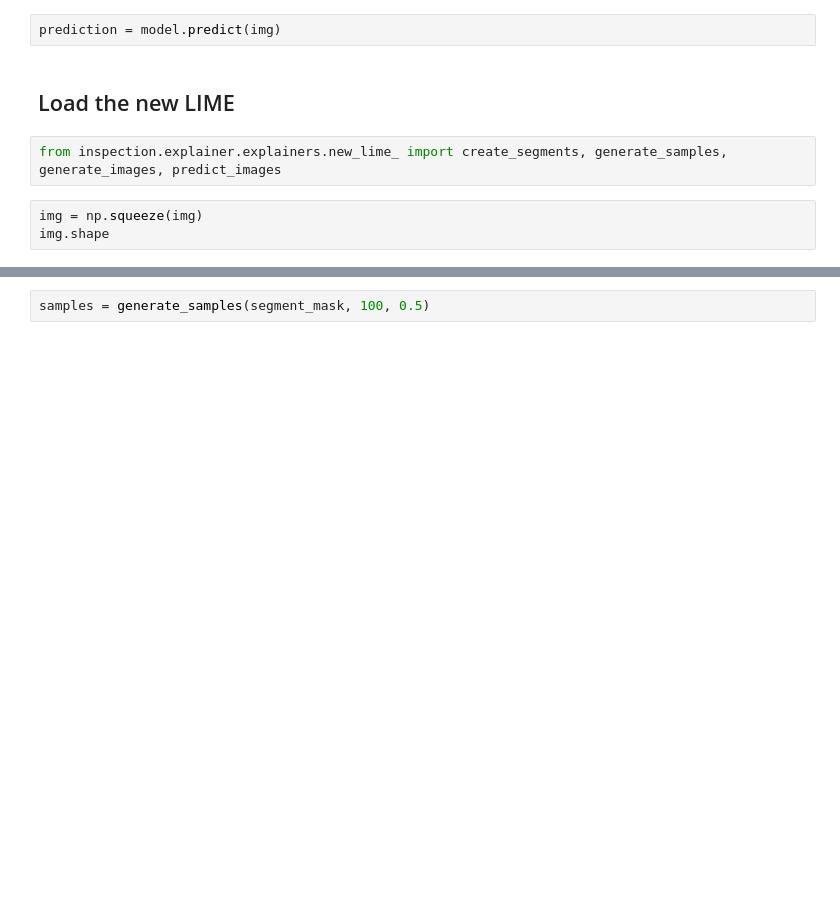
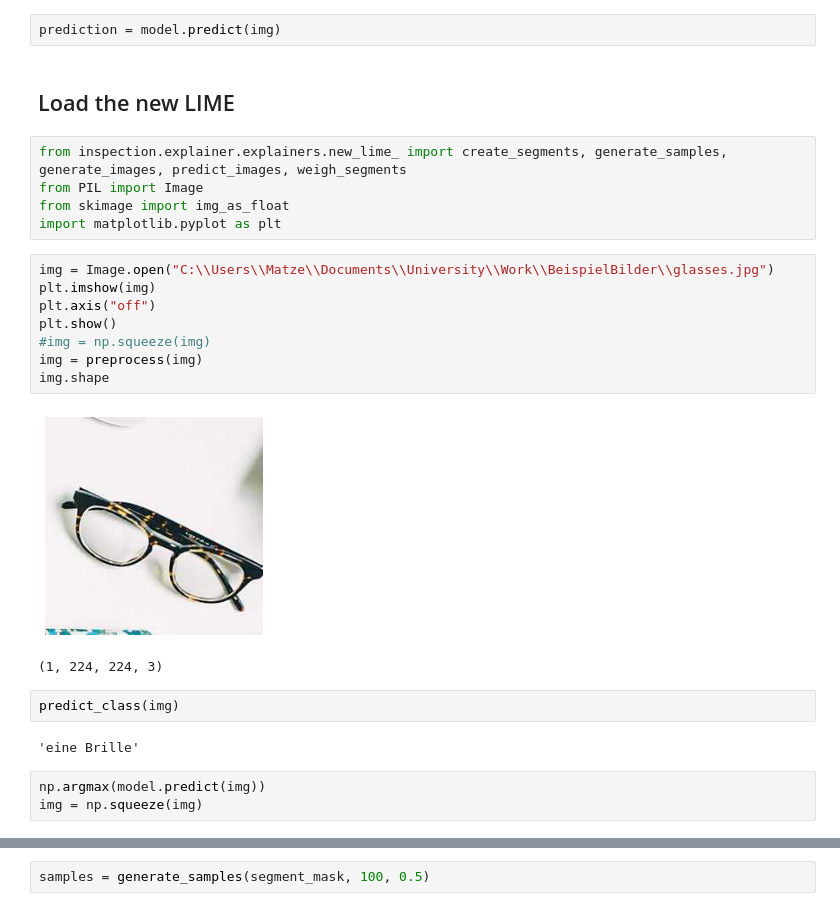
Before and after one commit to XAI-Demonstrator/xai-demonstrator, a Jupyter notebook: visual-inspection/explainers/explore_new_lime.ipynb, the cells around one changed output, grey strips where cells are left out. Saved outputs shown, nothing was run; the diff lists cells and outputs as text; blank space fills up the shorter version.

```diff
--- a/visual-inspection/explainers/explore_new_lime.ipynb
+++ b/visual-inspection/explainers/explore_new_lime.ipynb
@@ -32,9 +36,27 @@ prediction = model.predict(img)
 # %% [markdown]
 ## Load the new LIME
 # %%
-from inspection.explainer.explainers.new_lime_ import create_segments, generate_samples, generate_images, predict_images
+from inspection.explainer.explainers.new_lime_ import create_segments, generate_samples, generate_images, predict_images, weigh_segments
+from PIL import Image
+from skimage import img_as_float
+import matplotlib.pyplot as plt
-# %%
-img = np.squeeze(img)
-img.shape
+# %%
+img = Image.open("C:\\Users\\Matze\\Documents\\University\\Work\\BeispielBilder\\glasses.jpg")
+plt.imshow(img)
+plt.axis("off")
+plt.show()
+#img = np.squeeze(img)
+img = preprocess(img)
+img.shape
+# %% [output]
+[figure, added]
+(1, 224, 224, 3)
+# %%
+predict_class(img)
+# %% [output]
+'eine Brille'
+# %%
+np.argmax(model.predict(img))
+img = np.squeeze(img)
 # %%
 segment_mask = create_segments(img, "slic", {})
```
Also changed, not shown: parts of 12 cells of this notebook, 1 other file.
